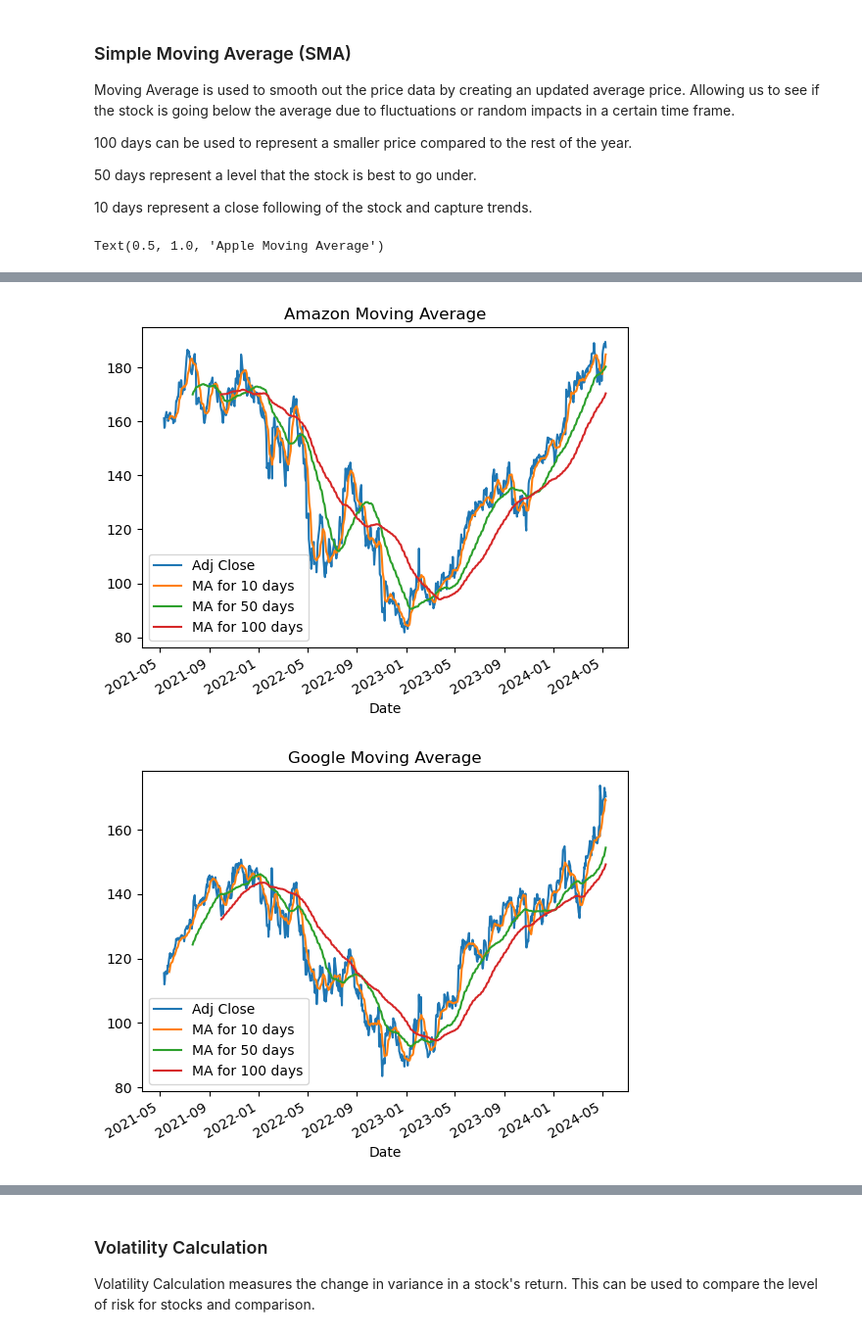
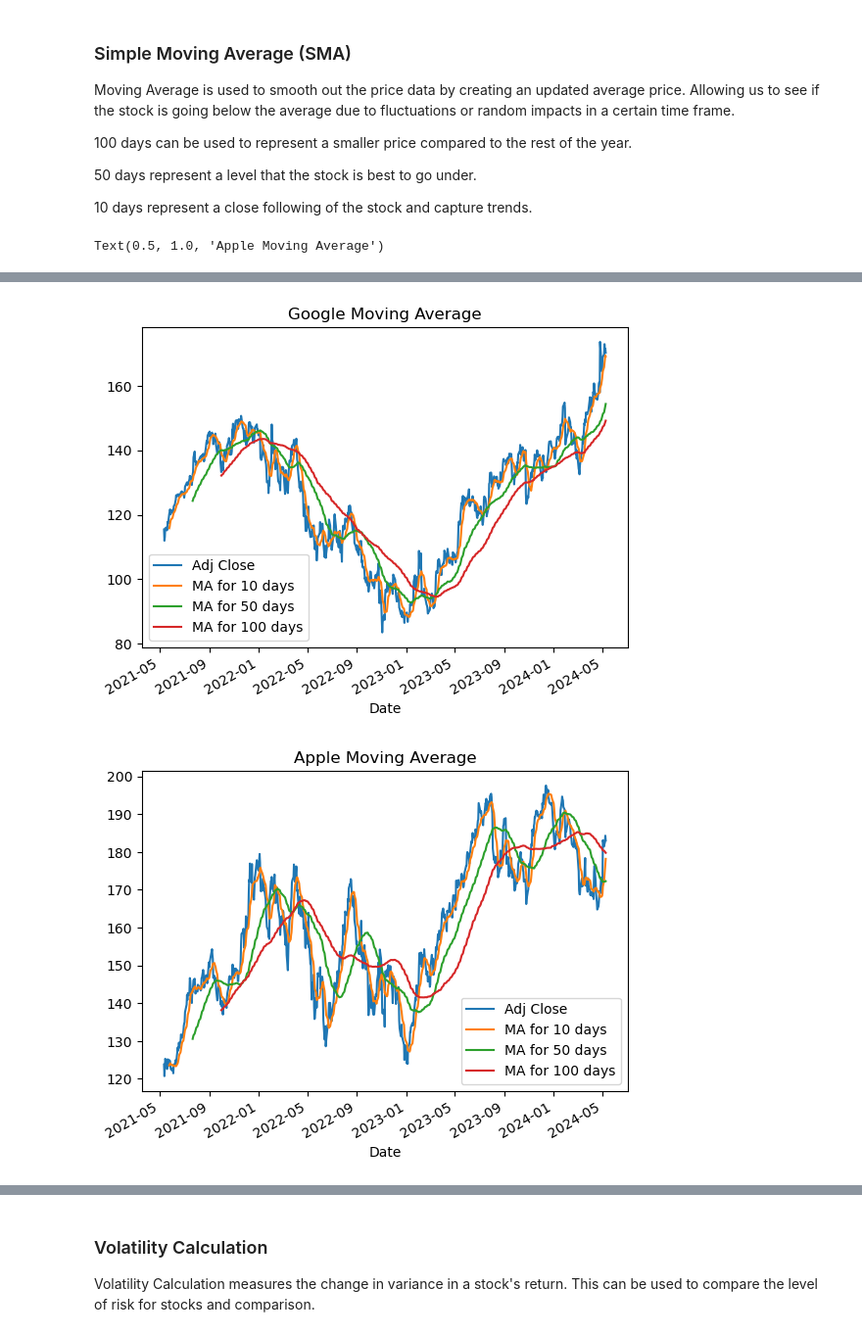
Before and after one commit to Kestrel86/Stock_Analysis, a Jupyter notebook: Reports/report_5-6_5-10.ipynb, the cells around one changed output, grey strips where cells are left out. Shown at 98% size. Cells and saved outputs as stored; diff of their text form; code cells hidden in the pictures.

```diff
--- a/Reports/report_5-6_5-10.ipynb
+++ b/Reports/report_5-6_5-10.ipynb
@@ -414,23 +414,19 @@ ma_day = [10, 50, 100]
 for ma in ma_day:
     column_name = f"MA for {ma} days"
     df_msft[column_name] = df_msft['Adj Close'].rolling(ma).mean()
-    df_amzn[column_name] = df_amzn['Adj Close'].rolling(ma).mean()
     df_goog[column_name] = df_goog['Adj Close'].rolling(ma).mean()
     df_aapl[column_name] = df_aapl['Adj Close'].rolling(ma).mean()
 # %%
 df_msft[['Adj Close', 'MA for 10 days', 'MA for 50 days', 'MA for 100 days']].plot()
 plt.title("Microsoft Moving Average")
-
-df_amzn[['Adj Close', 'MA for 10 days', 'MA for 50 days', 'MA for 100 days']].plot()
-plt.title("Amazon Moving Average")
 
 df_goog[['Adj Close', 'MA for 10 days', 'MA for 50 days', 'MA for 100 days']].plot()
 plt.title("Google Moving Average")
 
 df_aapl[['Adj Close', 'MA for 10 days', 'MA for 50 days', 'MA for 100 days']].plot()
 plt.title("Apple Moving Average")
 # %% [output]
 Text(0.5, 1.0, 'Apple Moving Average')
 [figure]
-[figure, old version]
+[figure, new version]
-[figure, old version]
+[figure, new version]
```
Also changed, not shown: parts of 33 cells of this notebook, 1 other file.
